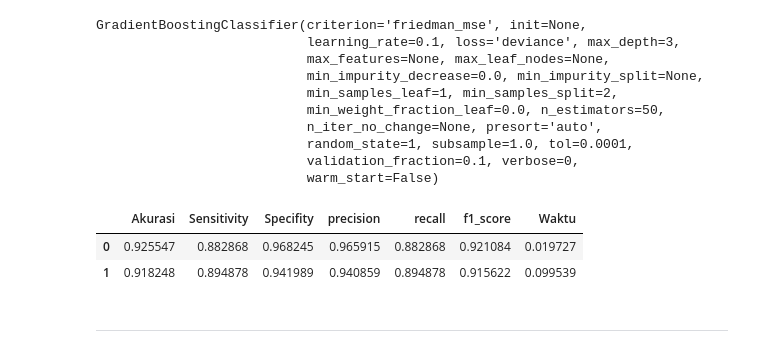
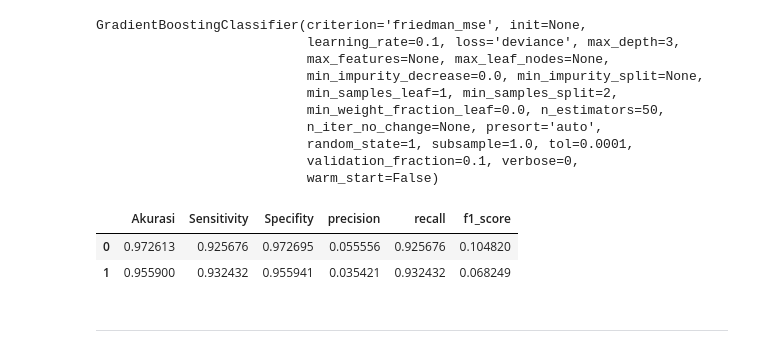
Before and after one commit to azizeko29/new_deteksi_fraud, a Jupyter notebook: [new_RUS]_ULB_pemodelan_ensemble_learning.ipynb, the cells around one changed output. Drawn from its saved outputs; the diff is of its cells as text; code cells hidden in the pictures.

```diff
--- a/[new_RUS]_ULB_pemodelan_ensemble_learning.ipynb
+++ b/[new_RUS]_ULB_pemodelan_ensemble_learning.ipynb
@@ -549,53 +526,33 @@ GradientBoostingClassifier(criterion='friedman_mse', init=None,
                            validation_fraction=0.1, verbose=0,
                            warm_start=False)
 # %%
-# result = {}
-# for i in skenario_1:
+result = {}
+for i in skenario_1:
 
-#     clf_skenario = skenario_1[i]
-#     result[i] = validasi_testing(clf_skenario,X_test,y_test)
+    clf_skenario = skenario_1[i]
+    result[i] = validasi_testing(clf_skenario,X_test,y_test)
 
 
-# df_result = pd.DataFrame()
-# for i in skenario_1:
-#     df_result = df_result.append(result[i])
+df_result = pd.DataFrame()
+for i in skenario_1:
+    df_result = df_result.append(result[i])
 
-# df_result.insert(loc=0, column='No', value=list(range(df_result.shape[0])))
-# df_result = df_result.set_index('No')
+df_result.insert(loc=0, column='No', value=list(range(df_result.shape[0])))
+df_result = df_result.set_index('No')
 
-# del df_result.index.name
+del df_result.index.name
 
-# df_result
+
+
+nama_file = 'drive/My Drive/Deteksi fraud/hasil/RUS/ULB/testing/result.csv'
+
+df_result.to_csv(nama_file, sep=';',index=False)
+
+df_result
+# %% [output]
+|  | Akurasi | Sensitivity | Specifity | precision | recall | f1_score |
+| 0 | 0.972613 | 0.925676 | 0.972695 | 0.055556 | 0.925676 | 0.104820 |
+| 1 | 0.955900 | 0.932432 | 0.955941 | 0.035421 | 0.932432 | 0.068249 |
-# %%
-for i in skenario_1:
-
-    clf_skenario = skenario_1[i]
-    result_SKLearn = validasi_model(clf_skenario,X_new,y_new,5)
-
-    nama_file = 'drive/My Drive/Deteksi fraud/hasil/RUS/ULB/testing/komposisi999.csv'
-    nama_file = nama_file.replace('999',str(i))
-
-    result_SKLearn.to_csv(nama_file, sep=';',index=False)
-
-
-df_result = pd.DataFrame()
-for i in skenario_1:
-    nama_file = 'drive/My Drive/Deteksi fraud/hasil/RUS/ULB/testing/komposisi999.csv'
-    nama_file = nama_file.replace('999',str(i))
-    df_komposisi = pd.read_csv(nama_file,sep=";")
-    df_result = df_result.append(df_komposisi.iloc[5:,:])
-
-df_result.insert(loc=0, column='No', value=list(range(df_result.shape[0])))
-df_result = df_result.set_index('No')
-
-del df_result.index.name
-
-df_result.to_csv('drive/My Drive/Deteksi fraud/hasil/RUS/ULB/testing/result.csv', sep=';',index=False)
-df_result
-# %% [output]
-|  | Akurasi | Sensitivity | Specifity | precision | recall | f1_score | Waktu |
-| 0 | 0.925547 | 0.882868 | 0.968245 | 0.965915 | 0.882868 | 0.921084 | 0.019727 |
-| 1 | 0.918248 | 0.894878 | 0.941989 | 0.940859 | 0.894878 | 0.915622 | 0.099539 |
 # %% [markdown]
 ----
 # %% [markdown]
```
Also changed, not shown: parts of 13 cells of this notebook.
